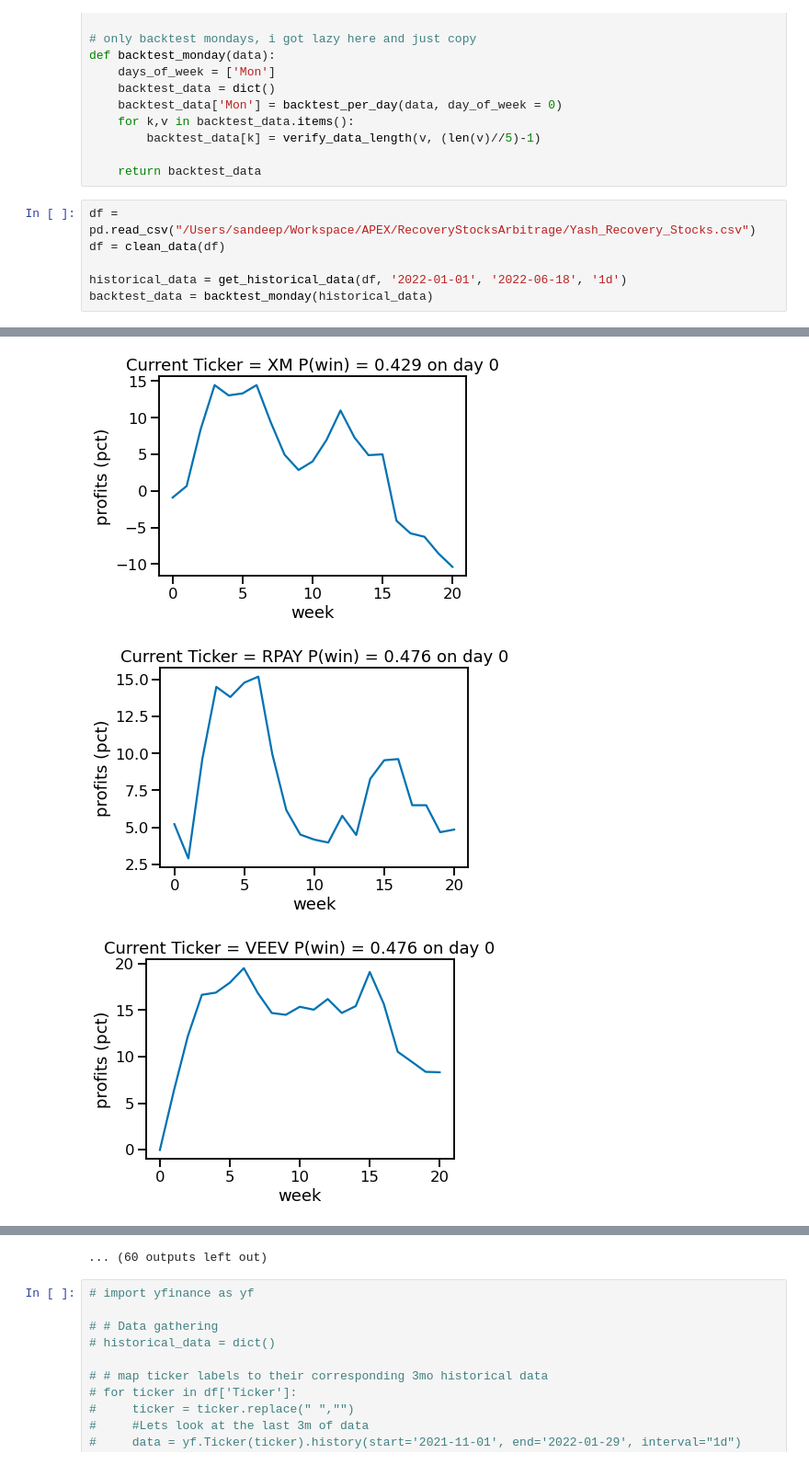
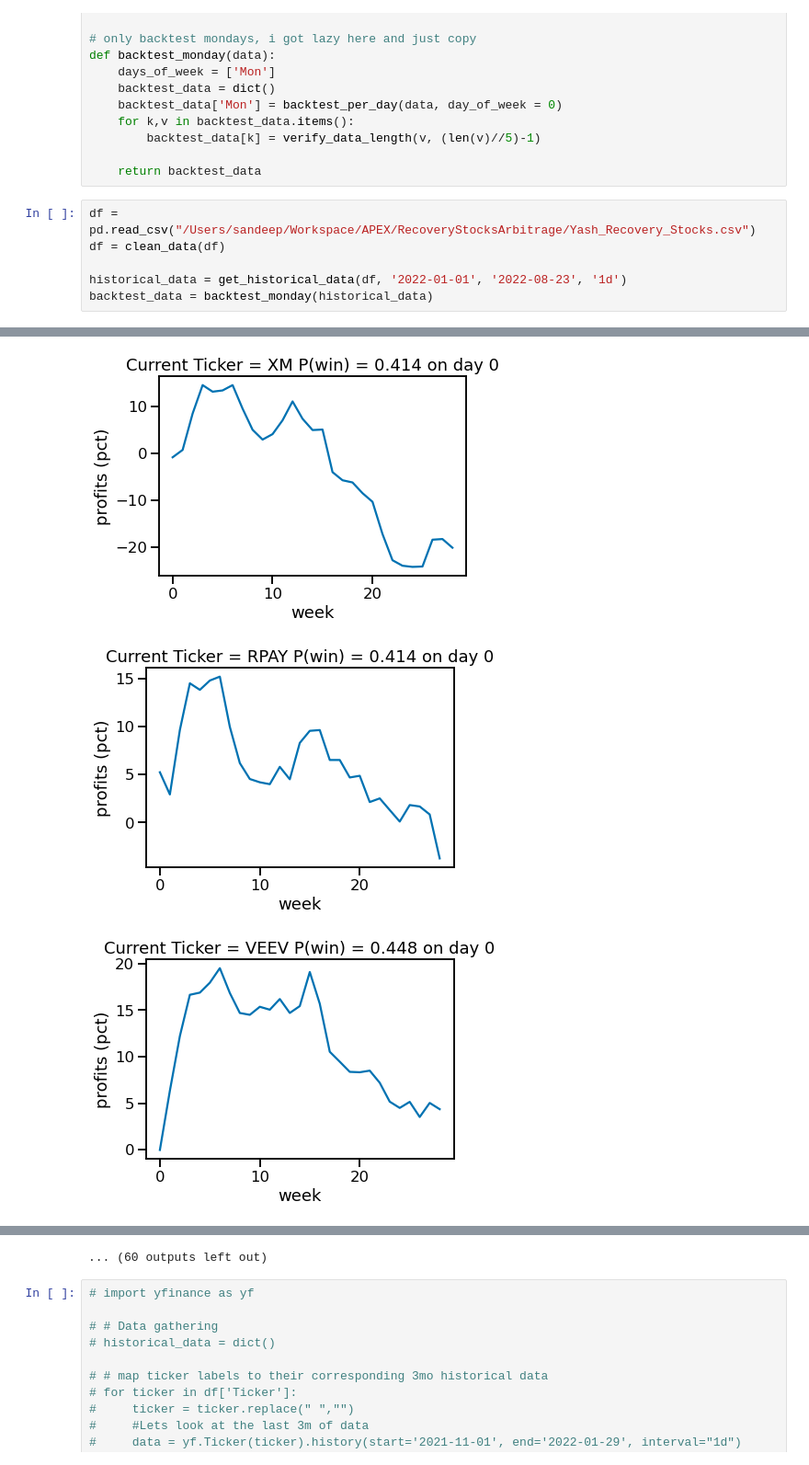
Before and after one commit to apexfund/APEX, a Jupyter notebook: RecoveryStocksArbitrage/recovery.ipynb, the cells around one changed output, grey strips where cells are left out. Shown at 92% size. Cells and saved outputs as stored; diff of their text form.

```diff
--- a/RecoveryStocksArbitrage/recovery.ipynb
+++ b/RecoveryStocksArbitrage/recovery.ipynb
@@ -171,6 +171,6 @@ def backtest_monday(data):
 df = pd.read_csv("/Users/sandeep/Workspace/APEX/RecoveryStocksArbitrage/Yash_Recovery_Stocks.csv")
 df = clean_data(df)
 
-historical_data = get_historical_data(df, '2022-01-01', '2022-06-18', '1d')
+historical_data = get_historical_data(df, '2022-01-01', '2022-08-23', '1d')
 backtest_data = backtest_monday(historical_data)
 # %% [output]
@@ -180,3 +180,3 @@ backtest_data = backtest_monday(historical_data)
-[figure, old version]
+[figure, new version]
-[figure, old version]
+[figure, new version]
-[figure, old version]
+[figure, new version]
```
Also changed, not shown: parts of 1 cell of this notebook, 1 other file.
